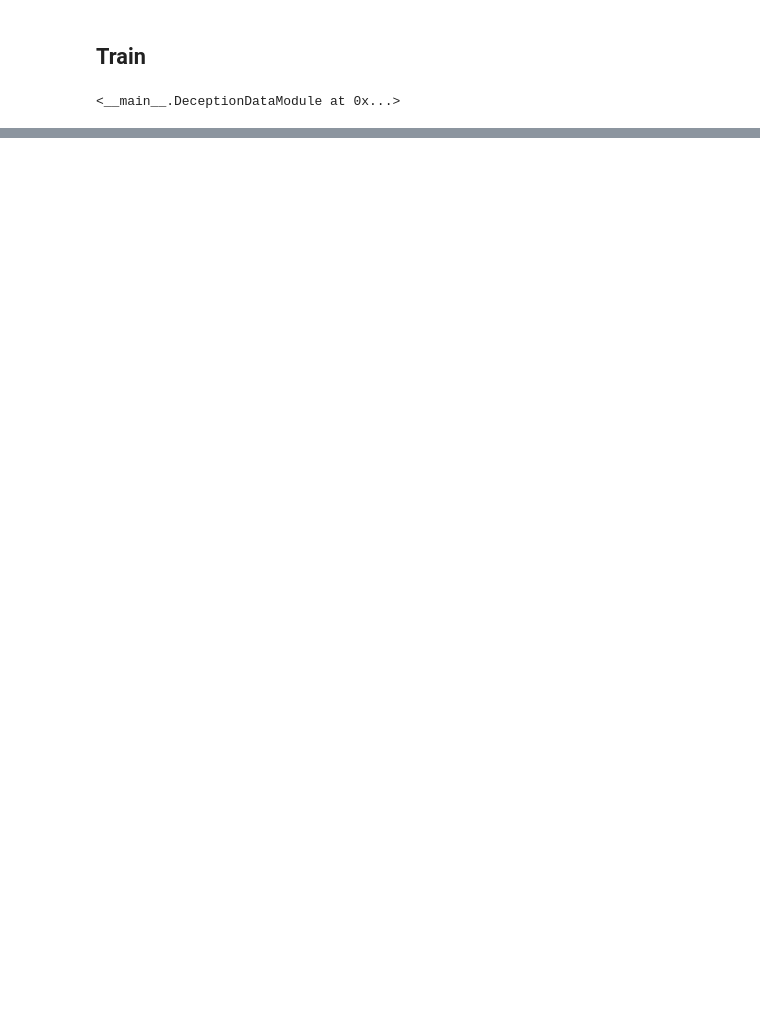
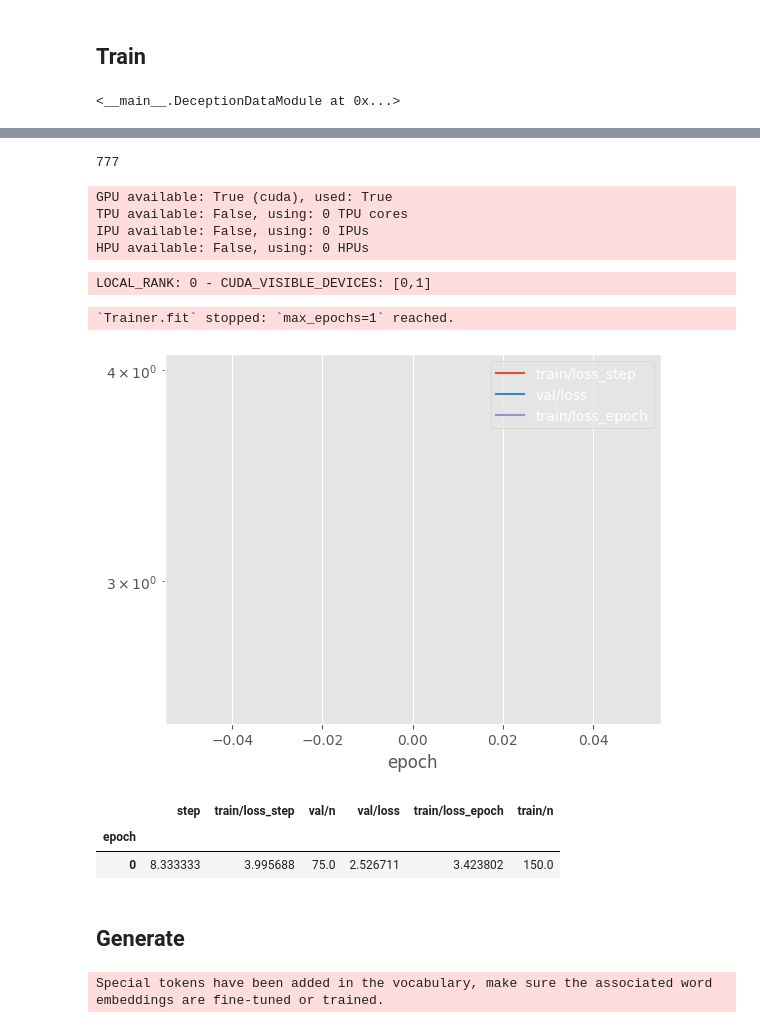
Before and after one commit to wassname/LoRA_are_lie_detectors, a Jupyter notebook: notebooks/01_mjc.ipynb, the cells around one changed output, grey strips where cells are left out. Drawn from its saved outputs; the diff is of its cells as text; code cells hidden in the pictures; blank space fills up the shorter version.

```diff
--- a/notebooks/01_mjc.ipynb
+++ b/notebooks/01_mjc.ipynb
@@ -175,3 +185,10 @@ class DeceptionDataModule(pl.LightningDataModule):
 
 # https://huggingface.co/docs/datasets/use_with_pytorch#data-loading
+# %%
+
+from einops import rearrange
+
+def get_choice_probs(log_probs, choice_ids):
+    c = rearrange(choice_ids, 'b l v -> b (l v)')
+    return torch.stack([log_probs[torch.arange(len(c)), c[:, b]] for b in range(c.shape[1])]).T
 # %%
@@ -349,4 +323,0 @@ LOCAL_RANK: 0 - CUDA_VISIBLE_DEVICES: [0,1]
-# %%
-df_hist = read_metrics_csv(trainer1.logger.experiment.metrics_file_path).ffill().bfill()
-for key in ["loss_rec"]:
-    df_hist[[c for c in df_hist.columns if key in c]].plot(logy=True)
@@ -364,0 +335,37 @@ rs["testval_metrics"] = rs["test"]
+# %%
+net = LoraFinetuner(
+    model, tokenizer, lr=5e-3, weight_decay=0, total_steps=len(dl_train) * max_epochs
+)
+
+print(c_in)
+# net.model.enable_adapters()
+# %% [output]
+777
+# %%
+# we want to init lightning early, so it inits accelerate
+trainer1 = pl.Trainer(
+    precision="16-true",
+    # precision="16-mixed",
+    # precision="b16-mixed",
+    # precision="b16-mixed",
+    # gradient_clip_val=20,
+    # accelerator="auto",
+    # devices="1",
+    accelerator="gpu",
+    devices=[0],
+    accumulate_grad_batches=6,
+    max_epochs=max_epochs,
+    log_every_n_steps=3,
+    # enable_progress_bar=False,
+    enable_model_summary=False,
+)
+# %% [output]
+GPU available: True (cuda), used: True
+TPU available: False, using: 0 TPU cores
+IPU available: False, using: 0 IPUs
+HPU available: False, using: 0 HPUs
+# %%
+trainer1.fit(model=net, train_dataloaders=dl_train, val_dataloaders=dl_val);
+# %% [output]
+LOCAL_RANK: 0 - CUDA_VISIBLE_DEVICES: [0,1]
+`Trainer.fit` stopped: `max_epochs=1` reached.
@@ -364,0 +377,22 @@ rs["testval_metrics"] = rs["test"]
+# %%
+df_hist = read_metrics_csv(trainer1.logger.experiment.metrics_file_path).ffill().bfill()
+for key in ["loss"]:
+    df_hist[[c for c in df_hist.columns if key in c]].plot(logy=True)
+# %% [output]
+[figure, added]
+# %%
+df_hist
+# %% [output]
+|  | step | train/loss_step | val/n | val/loss | train/loss_epoch | train/n |
+| epoch |  |  |  |  |  |  |
+| 0 | 8.333333 | 3.995688 | 75.0 | 2.526711 | 3.423802 | 150.0 |
+# %% [markdown]
+## Generate
+# %%
+model, tokenizer = model, tokenizer = load_model(
+    cfg.model,
+    device=device,
+    adaptor_path=checkpoint_path
+)
+# %% [output]
+Special tokens have been added in the vocabulary, make sure the associated word embeddings are fine-tuned or trained.
```
Also changed, not shown: parts of 49 cells of this notebook, 2 other files.
